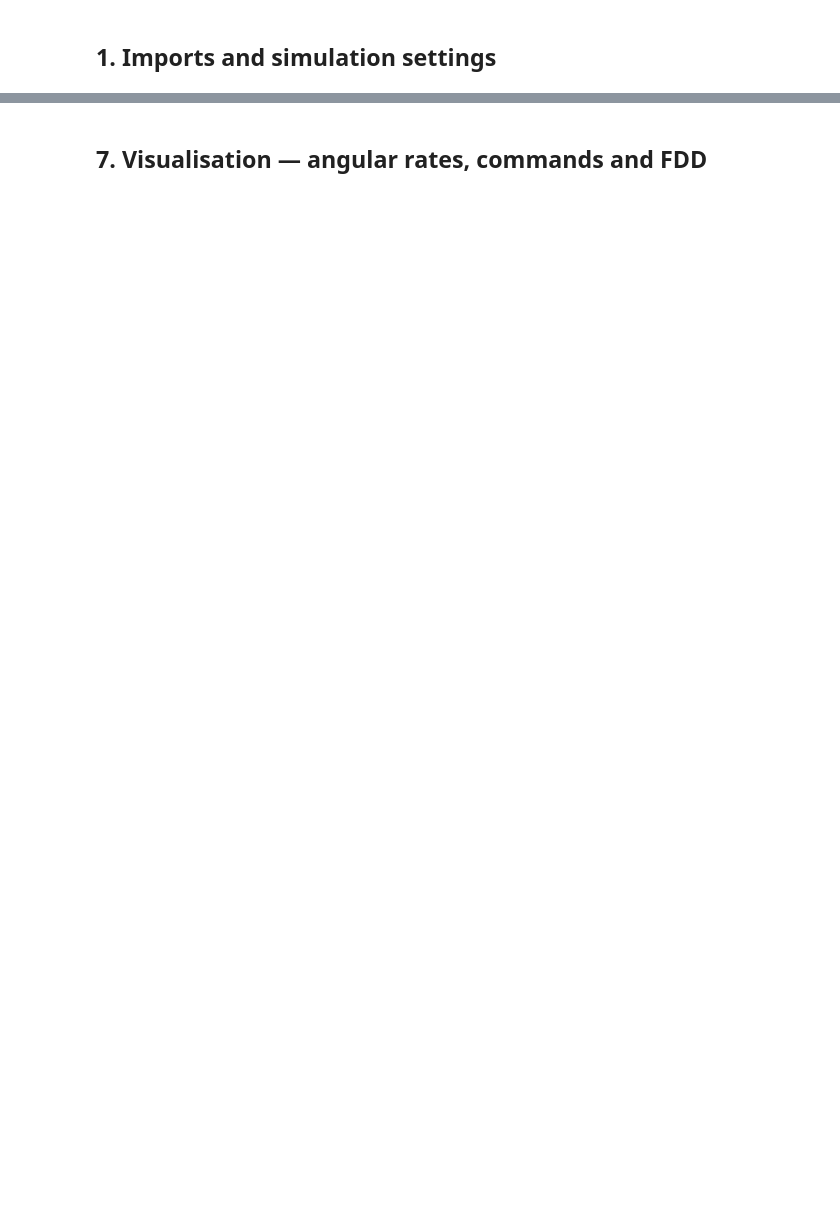
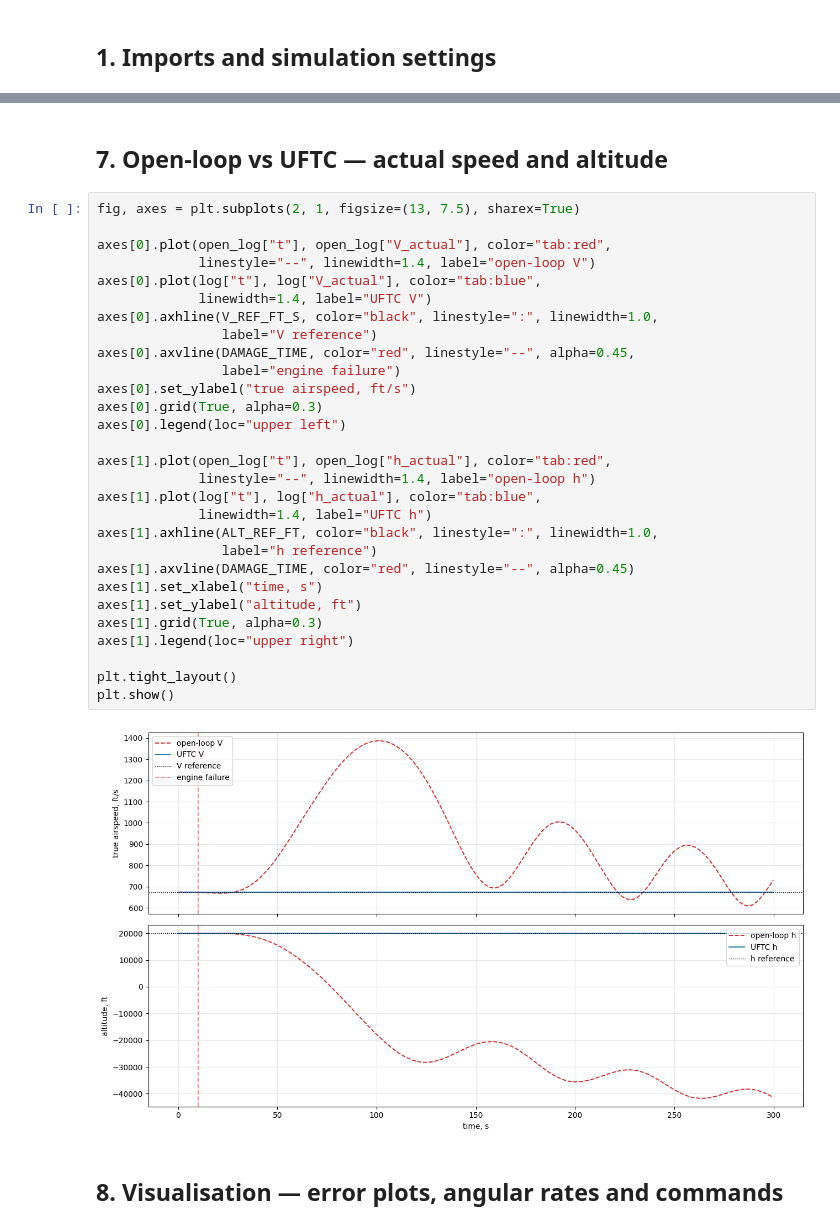
Before and after one commit to TensorAeroSpace/TensorAeroSpace, a Jupyter notebook: example/reinforcement_learning/uftc/example_uftc_b747_engine_failure.ipynb, the cells around one changed output, grey strips where cells are left out. Cells and saved outputs as stored; diff of their text form; blank space fills up the shorter version.

```diff
--- a/example/reinforcement_learning/uftc/example_uftc_b747_engine_failure.ipynb
+++ b/example/reinforcement_learning/uftc/example_uftc_b747_engine_failure.ipynb
@@ -387,3 +708,36 @@ UFTC      @ t=30s : Verr=+3.8 ft/s, herr=-306 ft, psi=-20.76 deg, phi=-42.13 deg
+# %% [markdown]
+## 7. Open-loop vs UFTC — actual speed and altitude
+# %%
+fig, axes = plt.subplots(2, 1, figsize=(13, 7.5), sharex=True)
+
+axes[0].plot(open_log["t"], open_log["V_actual"], color="tab:red",
+             linestyle="--", linewidth=1.4, label="open-loop V")
+axes[0].plot(log["t"], log["V_actual"], color="tab:blue",
+             linewidth=1.4, label="UFTC V")
+axes[0].axhline(V_REF_FT_S, color="black", linestyle=":", linewidth=1.0,
+                label="V reference")
+axes[0].axvline(DAMAGE_TIME, color="red", linestyle="--", alpha=0.45,
+                label="engine failure")
+axes[0].set_ylabel("true airspeed, ft/s")
+axes[0].grid(True, alpha=0.3)
+axes[0].legend(loc="upper left")
+
+axes[1].plot(open_log["t"], open_log["h_actual"], color="tab:red",
+             linestyle="--", linewidth=1.4, label="open-loop h")
+axes[1].plot(log["t"], log["h_actual"], color="tab:blue",
+             linewidth=1.4, label="UFTC h")
+axes[1].axhline(ALT_REF_FT, color="black", linestyle=":", linewidth=1.0,
+                label="h reference")
+axes[1].axvline(DAMAGE_TIME, color="red", linestyle="--", alpha=0.45)
+axes[1].set_xlabel("time, s")
+axes[1].set_ylabel("altitude, ft")
+axes[1].grid(True, alpha=0.3)
+axes[1].legend(loc="upper right")
+
+plt.tight_layout()
+plt.show()
+# %% [output]
+[figure, added]
 # %% [markdown]
-## 7. Visualisation — angular rates, commands and FDD
+## 8. Visualisation — error plots, angular rates and commands
 # %%
```
Also changed, not shown: parts of 16 cells of this notebook, 3 other files.
